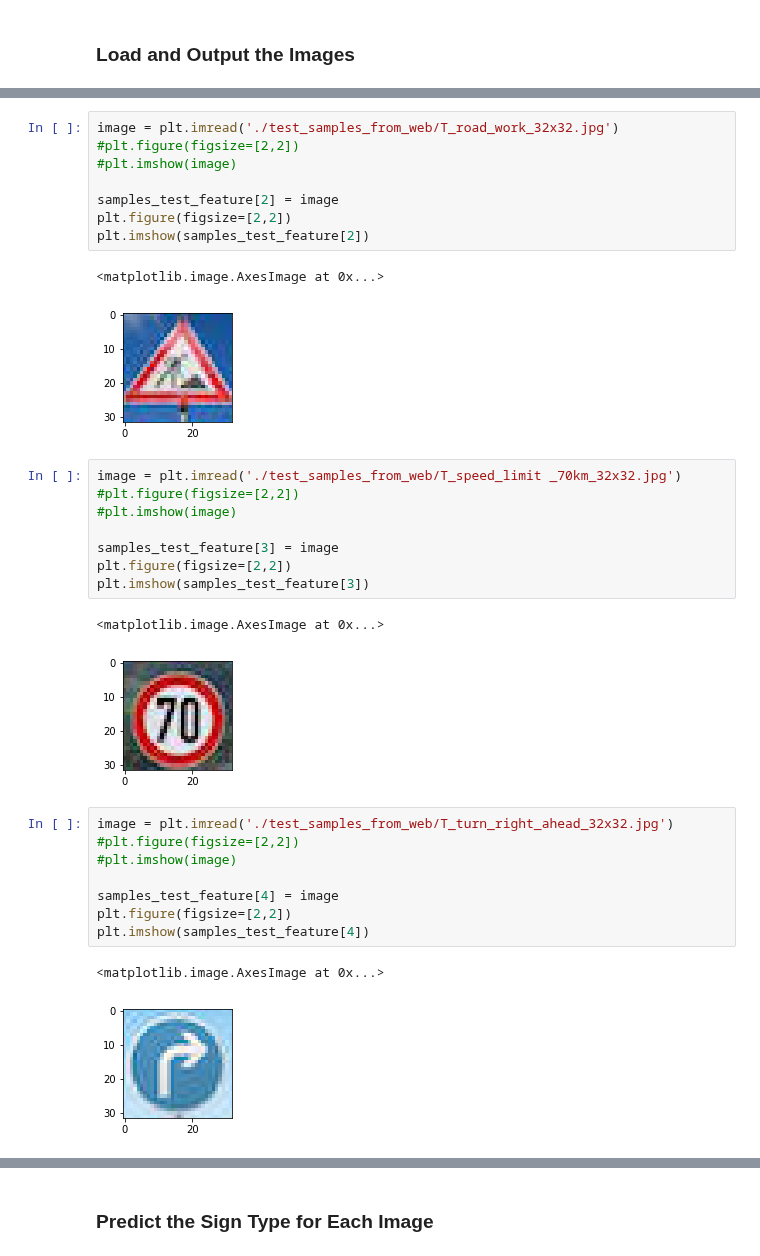
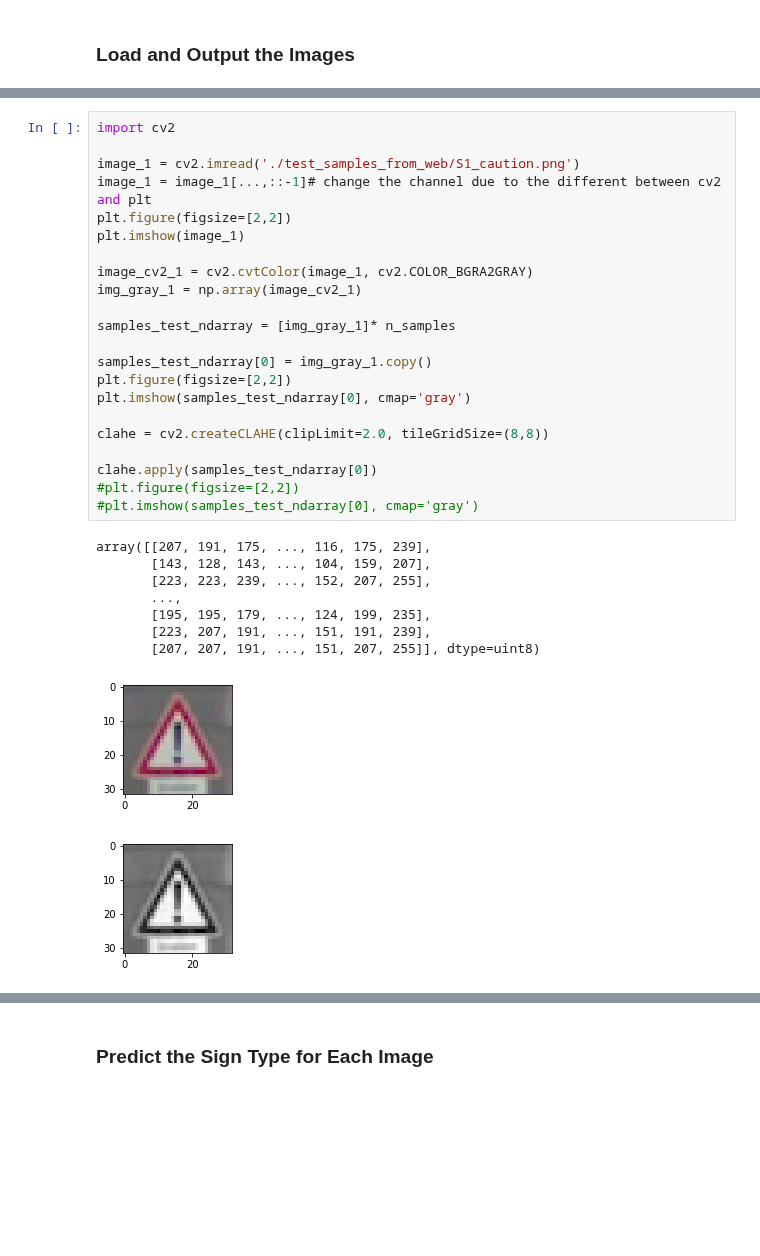
Before and after one commit to loopat/CarND-Traffic-Sign-Classifier-P2, a Jupyter notebook: .gitignore/Traffic_Sign_Classifier.ipynb, the cells around one changed output, grey strips where cells are left out. Drawn from its saved outputs; the diff is of its cells as text; blank space fills up the shorter version.

```diff
--- a/.gitignore/Traffic_Sign_Classifier.ipynb
+++ b/.gitignore/Traffic_Sign_Classifier.ipynb
@@ -422,33 +433,32 @@ plt.imshow(samples_test_feature[1])
-# %%
-image = plt.imread('./test_samples_from_web/T_road_work_32x32.jpg')
-#plt.figure(figsize=[2,2])
-#plt.imshow(image)
-
-samples_test_feature[2] = image
-plt.figure(figsize=[2,2])
-plt.imshow(samples_test_feature[2])
-# %% [output]
-<matplotlib.image.AxesImage at 0x...>
-[figure, removed]
-# %%
-image = plt.imread('./test_samples_from_web/T_speed_limit _70km_32x32.jpg')
-#plt.figure(figsize=[2,2])
-#plt.imshow(image)
-
-samples_test_feature[3] = image
-plt.figure(figsize=[2,2])
-plt.imshow(samples_test_feature[3])
-# %% [output]
-<matplotlib.image.AxesImage at 0x...>
-[figure, removed]
-# %%
-image = plt.imread('./test_samples_from_web/T_turn_right_ahead_32x32.jpg')
-#plt.figure(figsize=[2,2])
-#plt.imshow(image)
-
-samples_test_feature[4] = image
-plt.figure(figsize=[2,2])
-plt.imshow(samples_test_feature[4])
-# %% [output]
-<matplotlib.image.AxesImage at 0x...>
-[figure, removed]
+# %%
+import cv2
+
+image_1 = cv2.imread('./test_samples_from_web/S1_caution.png')
+image_1 = image_1[...,::-1]# change the channel due to the different between cv2 and plt
+plt.figure(figsize=[2,2])
+plt.imshow(image_1)
+
+image_cv2_1 = cv2.cvtColor(image_1, cv2.COLOR_BGRA2GRAY)
+img_gray_1 = np.array(image_cv2_1)
+
+samples_test_ndarray = [img_gray_1]* n_samples
+
+samples_test_ndarray[0] = img_gray_1.copy()
+plt.figure(figsize=[2,2])
+plt.imshow(samples_test_ndarray[0], cmap='gray')
+
+clahe = cv2.createCLAHE(clipLimit=2.0, tileGridSize=(8,8))
+
+clahe.apply(samples_test_ndarray[0])
+#plt.figure(figsize=[2,2])
+#plt.imshow(samples_test_ndarray[0], cmap='gray')
+# %% [output]
+array([[207, 191, 175, ..., 116, 175, 239],
+       [143, 128, 143, ..., 104, 159, 207],
+       [223, 223, 239, ..., 152, 207, 255],
+       ...,
+       [195, 195, 179, ..., 124, 199, 235],
+       [223, 207, 191, ..., 151, 191, 239],
+       [207, 207, 191, ..., 151, 207, 255]], dtype=uint8)
+[figure, added]
+[figure, added]
```
Also changed, not shown: parts of 23 cells of this notebook, 2 other files.
